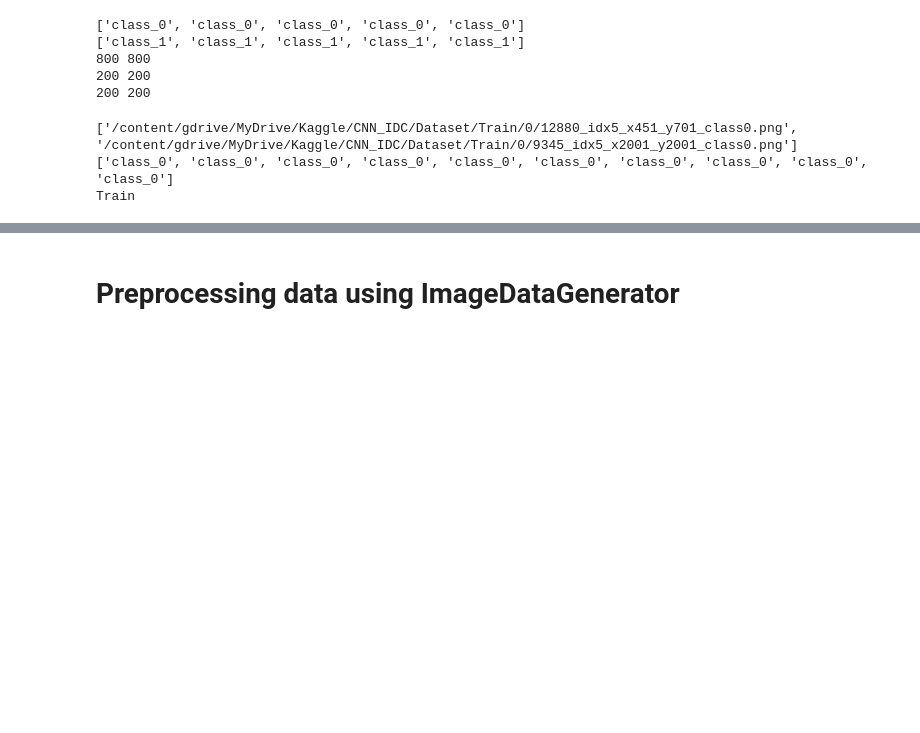
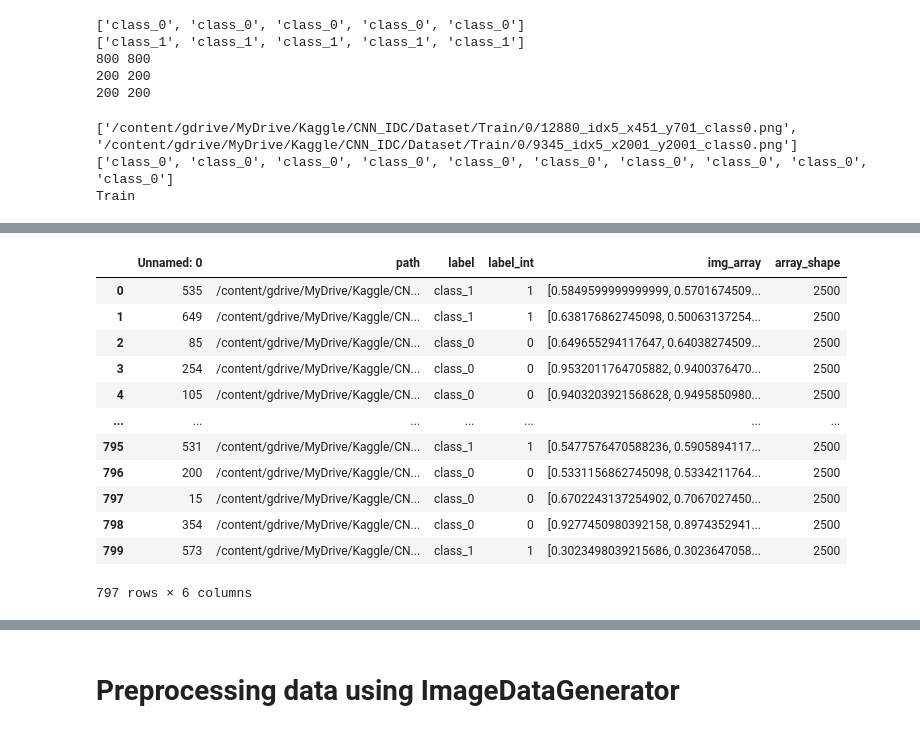
Before and after one commit to heesukjang/W207_AppliedML_Fall2022, a Jupyter notebook: 11_18_XGBoost_IDC_Prediction_heesuk.ipynb, the cells around one changed output, grey strips where cells are left out. Cells and saved outputs as stored; diff of their text form; code cells hidden in the pictures; blank space fills up the shorter version.

```diff
--- a/11_18_XGBoost_IDC_Prediction_heesuk.ipynb
+++ b/11_18_XGBoost_IDC_Prediction_heesuk.ipynb
@@ -291,0 +303,16 @@ display_images(weird_imgs.reset_index(drop=True))
+# %%
+train_generator
+# %% [output]
+|  | Unnamed: 0 | path | label | label_int | img_array | array_shape |
+| 0 | 535 | /content/gdrive/MyDrive/Kaggle/CN... | class_1 | 1 | [0.5849599999999999, 0.5701674509... | 2500 |
+| 1 | 649 | /content/gdrive/MyDrive/Kaggle/CN... | class_1 | 1 | [0.638176862745098, 0.50063137254... | 2500 |
+| 2 | 85 | /content/gdrive/MyDrive/Kaggle/CN... | class_0 | 0 | [0.649655294117647, 0.64038274509... | 2500 |
+| 3 | 254 | /content/gdrive/MyDrive/Kaggle/CN... | class_0 | 0 | [0.9532011764705882, 0.9400376470... | 2500 |
+| 4 | 105 | /content/gdrive/MyDrive/Kaggle/CN... | class_0 | 0 | [0.9403203921568628, 0.9495850980... | 2500 |
+| ... | ... | ... | ... | ... | ... | ... |
+| 795 | 531 | /content/gdrive/MyDrive/Kaggle/CN... | class_1 | 1 | [0.5477576470588236, 0.5905894117... | 2500 |
+| 796 | 200 | /content/gdrive/MyDrive/Kaggle/CN... | class_0 | 0 | [0.5331156862745098, 0.5334211764... | 2500 |
+| 797 | 15 | /content/gdrive/MyDrive/Kaggle/CN... | class_0 | 0 | [0.6702243137254902, 0.7067027450... | 2500 |
+| 798 | 354 | /content/gdrive/MyDrive/Kaggle/CN... | class_0 | 0 | [0.9277450980392158, 0.8974352941... | 2500 |
+| 799 | 573 | /content/gdrive/MyDrive/Kaggle/CN... | class_1 | 1 | [0.3023498039215686, 0.3023647058... | 2500 |
+797 rows × 6 columns
```
Also changed, not shown: parts of 19 cells of this notebook.
